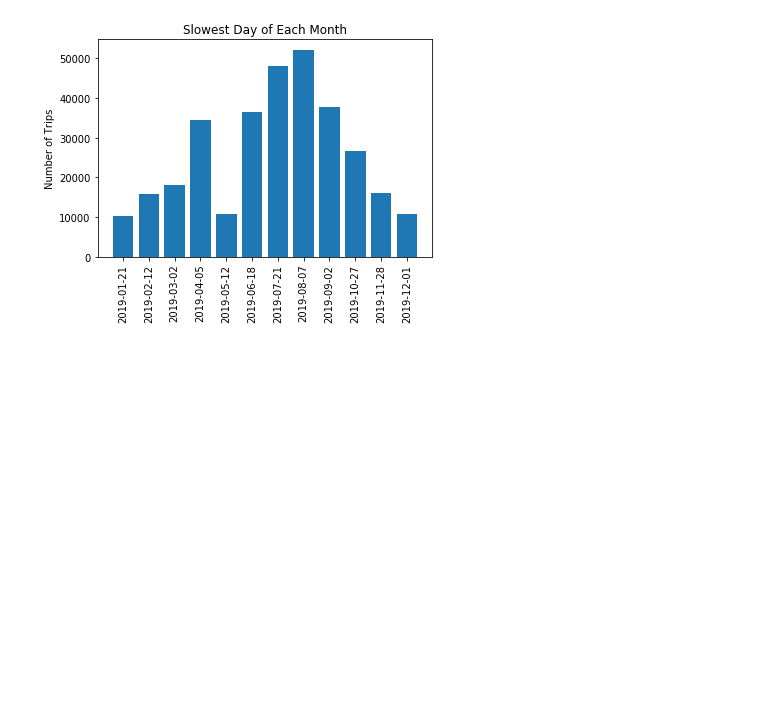
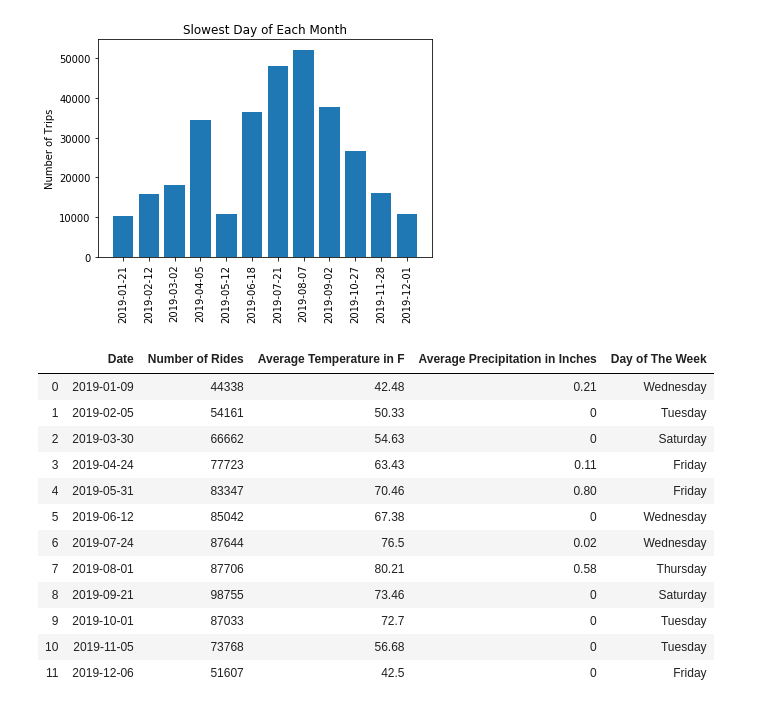
Before and after one commit to RU-Data-Science-GroupThree/NYC-CitiBike_Analysis, a Jupyter notebook: Alex V/CSV_CitiBike.ipynb, the cells around one changed output. Drawn from its saved outputs; the diff is of its cells as text; code cells hidden in the pictures; blank space fills up the shorter version.

Commit message:
Created DataFrames for Busiest and Slowest Days. Includes Temp, Precipitation, and Day of Week

```diff
--- a/Alex V/CSV_CitiBike.ipynb
+++ b/Alex V/CSV_CitiBike.ipynb
@@ -674,0 +679,28 @@ Text(0.5, 1.0, 'Slowest Day of Each Month')
+# %%
+busiest_days_df = pd.DataFrame(busiest_day_month_dates)
+busiest_days_df["Number of Rides"]= busiest_day_month_rides
+busiest_days_df.rename(columns = {0:"Date"}, inplace = True)
+# %%
+busiest_day_temp = ["42.48","50.33","54.63","63.43","70.46","67.38","76.5","80.21","73.46","72.7","56.68","42.5"]
+busiest_day_precip = ["0.21", "0", "0", "0.11","0.80","0","0.02","0.58","0","0","0","0"]
+busiest_weekday = ["Wednesday", "Tuesday", "Saturday", "Friday","Friday","Wednesday","Wednesday","Thursday","Saturday","Tuesday","Tuesday","Friday"]
+
+
+busiest_days_df["Average Temperature in F"] = busiest_day_temp
+busiest_days_df["Average Precipitation in Inches"] = busiest_day_precip
+busiest_days_df["Day of The Week"] = busiest_weekday
+busiest_days_df
+# %% [output]
+|  | Date | Number of Rides | Average Temperature in F | Average Precipitation in Inches | Day of The Week |
+| 0 | 2019-01-09 | 44338 | 42.48 | 0.21 | Wednesday |
+| 1 | 2019-02-05 | 54161 | 50.33 | 0 | Tuesday |
+| 2 | 2019-03-30 | 66662 | 54.63 | 0 | Saturday |
+| 3 | 2019-04-24 | 77723 | 63.43 | 0.11 | Friday |
+| 4 | 2019-05-31 | 83347 | 70.46 | 0.80 | Friday |
+| 5 | 2019-06-12 | 85042 | 67.38 | 0 | Wednesday |
+| 6 | 2019-07-24 | 87644 | 76.5 | 0.02 | Wednesday |
+| 7 | 2019-08-01 | 87706 | 80.21 | 0.58 | Thursday |
+| 8 | 2019-09-21 | 98755 | 73.46 | 0 | Saturday |
+| 9 | 2019-10-01 | 87033 | 72.7 | 0 | Tuesday |
+| 10 | 2019-11-05 | 73768 | 56.68 | 0 | Tuesday |
+| 11 | 2019-12-06 | 51607 | 42.5 | 0 | Friday |
```
Also changed, not shown: parts of 2 cells of this notebook.
